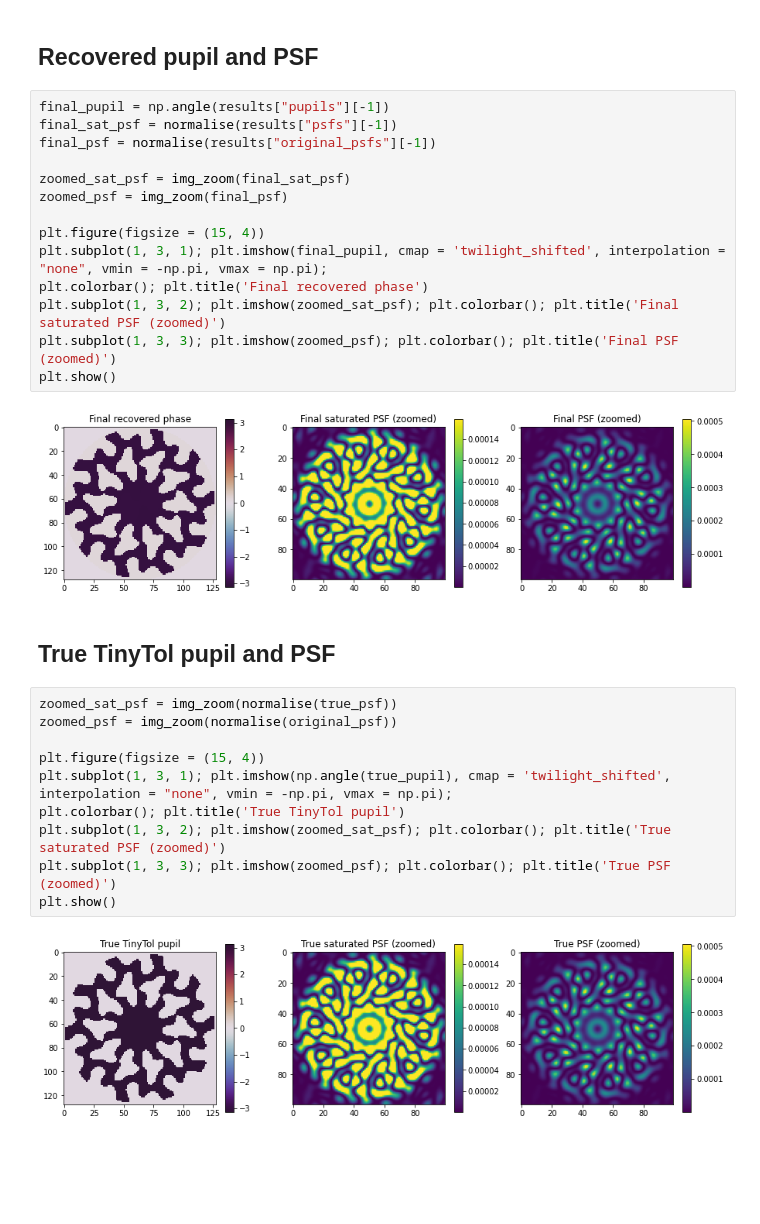
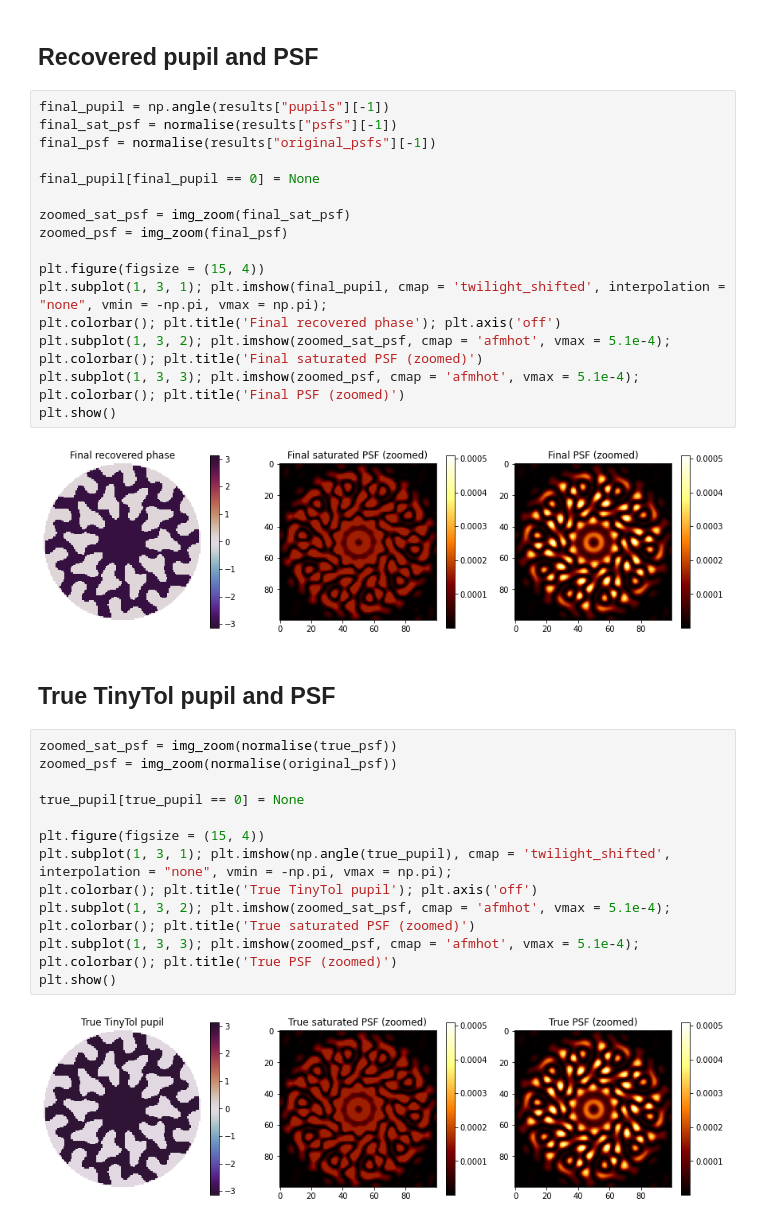
Before and after one commit to alipwong/phase_retrieval_and_design, a Jupyter notebook: phase_retrieval/saturation/saturated.ipynb, the cells around one changed output. Saved outputs shown, nothing was run; the diff lists cells and outputs as text; blank space fills up the shorter version.

```diff
--- a/phase_retrieval/saturation/saturated.ipynb
+++ b/phase_retrieval/saturation/saturated.ipynb
@@ -179,30 +179,34 @@ plt.show()
 # %%
 final_pupil = np.angle(results["pupils"][-1])
 final_sat_psf = normalise(results["psfs"][-1])
 final_psf = normalise(results["original_psfs"][-1])
+
+final_pupil[final_pupil == 0] = None
 
 zoomed_sat_psf = img_zoom(final_sat_psf)
 zoomed_psf = img_zoom(final_psf)
 
 plt.figure(figsize = (15, 4))
 plt.subplot(1, 3, 1); plt.imshow(final_pupil, cmap = 'twilight_shifted', interpolation = "none", vmin = -np.pi, vmax = np.pi);
-plt.colorbar(); plt.title('Final recovered phase')
-plt.subplot(1, 3, 2); plt.imshow(zoomed_sat_psf); plt.colorbar(); plt.title('Final saturated PSF (zoomed)')
-plt.subplot(1, 3, 3); plt.imshow(zoomed_psf); plt.colorbar(); plt.title('Final PSF (zoomed)')
+plt.colorbar(); plt.title('Final recovered phase'); plt.axis('off')
+plt.subplot(1, 3, 2); plt.imshow(zoomed_sat_psf, cmap = 'afmhot', vmax = 5.1e-4); plt.colorbar(); plt.title('Final saturated PSF (zoomed)')
+plt.subplot(1, 3, 3); plt.imshow(zoomed_psf, cmap = 'afmhot', vmax = 5.1e-4); plt.colorbar(); plt.title('Final PSF (zoomed)')
 plt.show()
 # %% [output]
-[figure, old version]
+[figure, new version]
 # %% [markdown]
 ## True TinyTol pupil and PSF
 # %%
 zoomed_sat_psf = img_zoom(normalise(true_psf))
 zoomed_psf = img_zoom(normalise(original_psf))
 
+true_pupil[true_pupil == 0] = None
+
 plt.figure(figsize = (15, 4))
 plt.subplot(1, 3, 1); plt.imshow(np.angle(true_pupil), cmap = 'twilight_shifted', interpolation = "none", vmin = -np.pi, vmax = np.pi);
-plt.colorbar(); plt.title('True TinyTol pupil')
-plt.subplot(1, 3, 2); plt.imshow(zoomed_sat_psf); plt.colorbar(); plt.title('True saturated PSF (zoomed)')
-plt.subplot(1, 3, 3); plt.imshow(zoomed_psf); plt.colorbar(); plt.title('True PSF (zoomed)')
+plt.colorbar(); plt.title('True TinyTol pupil'); plt.axis('off')
+plt.subplot(1, 3, 2); plt.imshow(zoomed_sat_psf, cmap = 'afmhot', vmax = 5.1e-4); plt.colorbar(); plt.title('True saturated PSF (zoomed)')
+plt.subplot(1, 3, 3); plt.imshow(zoomed_psf, cmap = 'afmhot', vmax = 5.1e-4); plt.colorbar(); plt.title('True PSF (zoomed)')
 plt.show()
 # %% [output]
-[figure, old version]
+[figure, new version]
```
Also changed, not shown: 3 other files.
